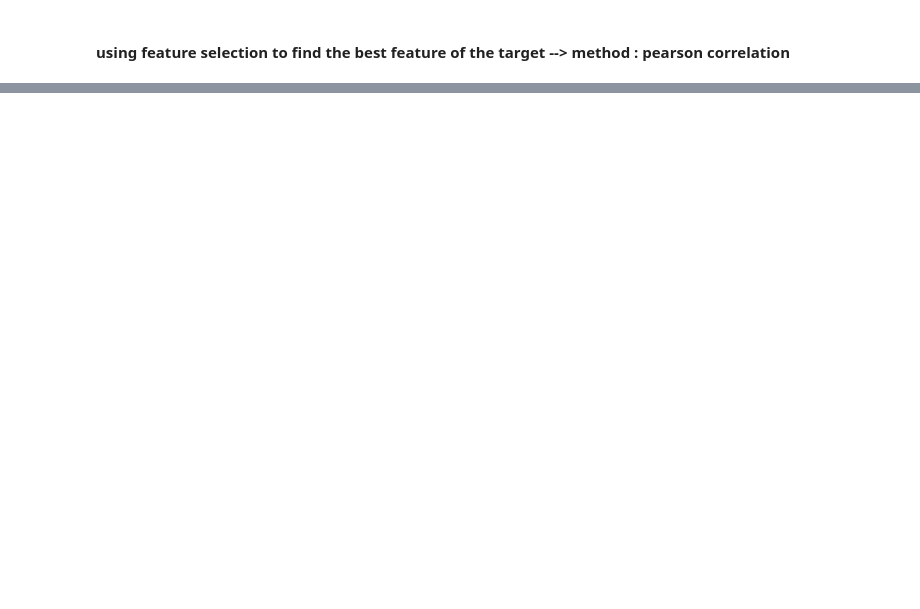
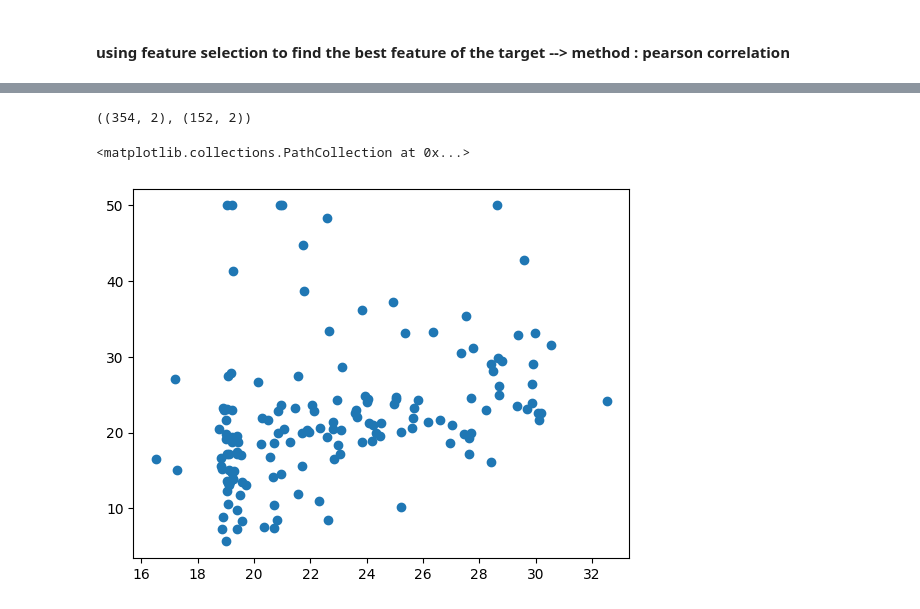
Before and after one commit to surya-moorthy/python_practice, a Jupyter notebook: data_sci/2-3-boston.ipynb, the cells around one changed output, grey strips where cells are left out. Saved outputs shown, nothing was run; the diff lists cells and outputs as text; code cells hidden in the pictures; blank space fills up the shorter version.

```diff
--- a/data_sci/2-3-boston.ipynb
+++ b/data_sci/2-3-boston.ipynb
@@ -92,0 +85,4 @@ newest_dataset
+# %%
+
+X_final_data = X.drop(columns=[col for col in X.columns if col not in newest_dataset],axis=1)
+X_final_data
@@ -92,0 +103,19 @@ newest_dataset
+# %%
+X_train , X_test , Y_train , Y_test = train_test_split(
+        X_final_data,
+        y,
+        test_size=0.3,
+        random_state=0
+)
+X_train.shape , X_test.shape
+# %% [output]
+((354, 2), (152, 2))
+# %%
+mod = LinearRegression().fit(X_train,Y_train)
+# %%
+pred = mod.predict(X_test)
+# %%
+plt.scatter(pred ,Y_test)
+# %% [output]
+<matplotlib.collections.PathCollection at 0x...>
+[figure, added]
```
Also changed, not shown: parts of 7 cells of this notebook.
